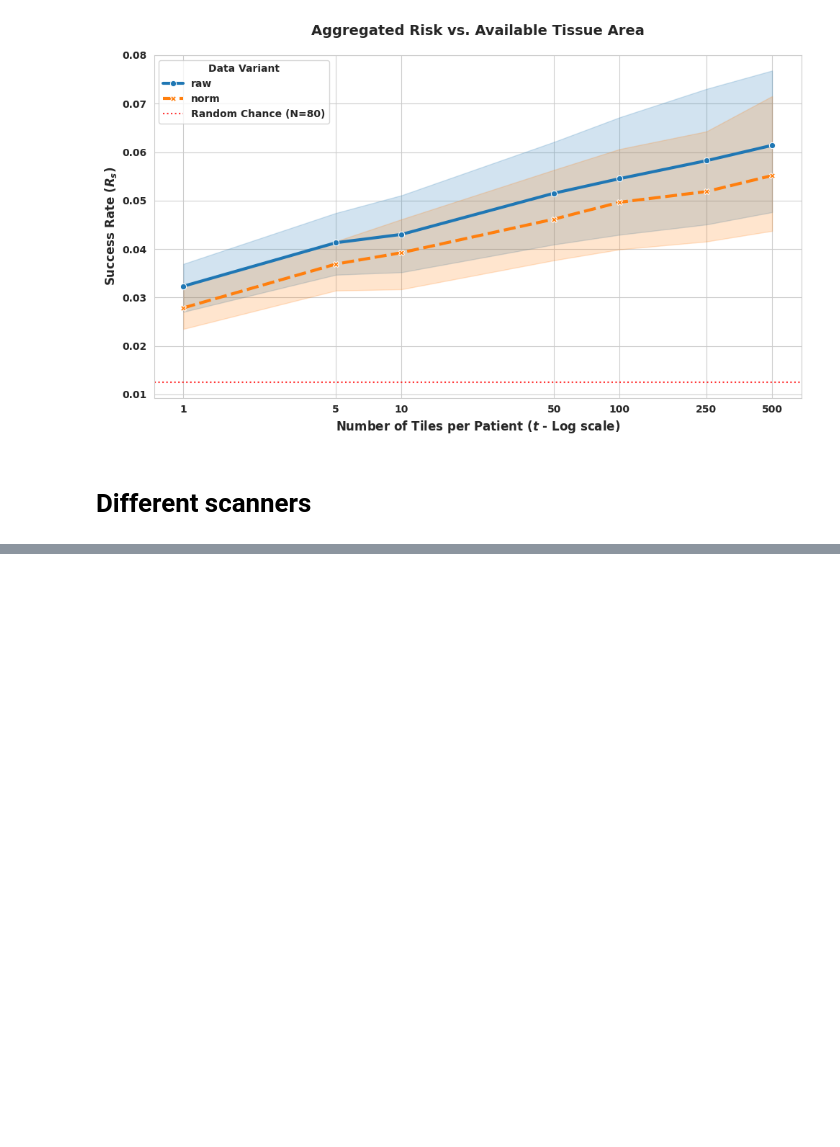
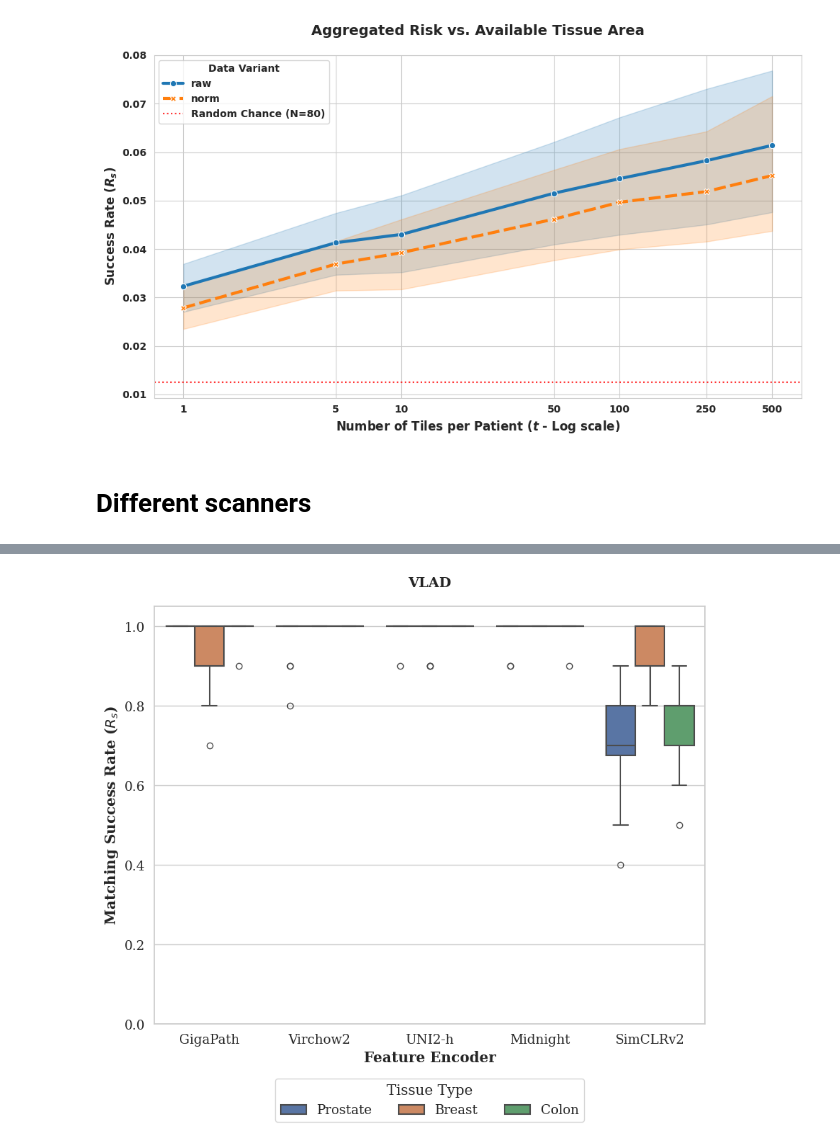
Before and after one commit to RationAI/similarity, a Jupyter notebook: examples/analyze.ipynb, the cells around one changed output, grey strips where cells are left out. Saved outputs shown, nothing was run; the diff lists cells and outputs as text; code cells hidden in the pictures; blank space fills up the shorter version.

```diff
--- a/examples/analyze.ipynb
+++ b/examples/analyze.ipynb
@@ -2257,0 +2143,64 @@ plt.show()
+# %%
+import matplotlib.pyplot as plt
+import seaborn as sns
+
+# 1. Nastavení stylu pro diplomku
+sns.set_theme(style="whitegrid", font_scale=1.2)
+plt.rcParams['font.family'] = 'serif'
+
+# 2. Mapování názvů (pouze pro čistý VLAD)
+nice_encoder_names = {
+    "Encoder 0": "GigaPath",
+    "Encoder 1": "Virchow2",
+    "Encoder 2": "UNI2-h",
+    "Encoder 3": "Midnight",
+    "Encoder 4": "SimCLRv2"
+}
+
+# 3. Filtrace dat - pouze standardní VLAD
+df_vlad_single = df_final[df_final['method'] == 'vlad_default'].copy()
+df_vlad_single['encoder_nice'] = df_vlad_single['enc'].map(nice_encoder_names)
+
+# 4. Vykreslení
+plt.figure(figsize=(10, 6))
+
+ax = sns.boxplot(
+    data=df_vlad_single,
+    x="encoder_nice",
+    y="rs_value",
+    hue="type",
+    palette="deep",
+    showfliers=True,
+    linewidth=1.5
+)
+
+# 5. Úprava os a titulků
+plt.xlabel("Feature Encoder", fontweight='bold')
+plt.ylabel("Matching Success Rate ($R_s$)", fontweight='bold')
+plt.title("VLAD", fontsize=14, fontweight='bold', pad=20)
+plt.ylim(0, 1.05)
+
+# 6. FIX LEGENDY - Teď už bude 100% fungovat
+# Capitalize popisků v legendě
+handles, labels = ax.get_legend_handles_labels()
+nice_labels = [l.capitalize() for l in labels]
+
+plt.legend(
+    handles=handles,
+    labels=nice_labels,
+    title="Tissue Type",
+    loc='lower center',
+    bbox_to_anchor=(0.5, -0.25), # Umístění pod osou X
+    ncol=3,
+    frameon=True
+)
+
+# 7. Úprava okrajů, aby se tam ta legenda vešla
+plt.subplots_adjust(bottom=-0.1)
+
+# Uložení (v PDF pro diplomku nejlepší)
+# plt.savefig("vlad_standard_results.pdf", bbox_inches='tight')
+
+plt.show()
+# %% [output]
+[figure, added]
```
Also changed, not shown: parts of 5 cells of this notebook, 1 other file.
